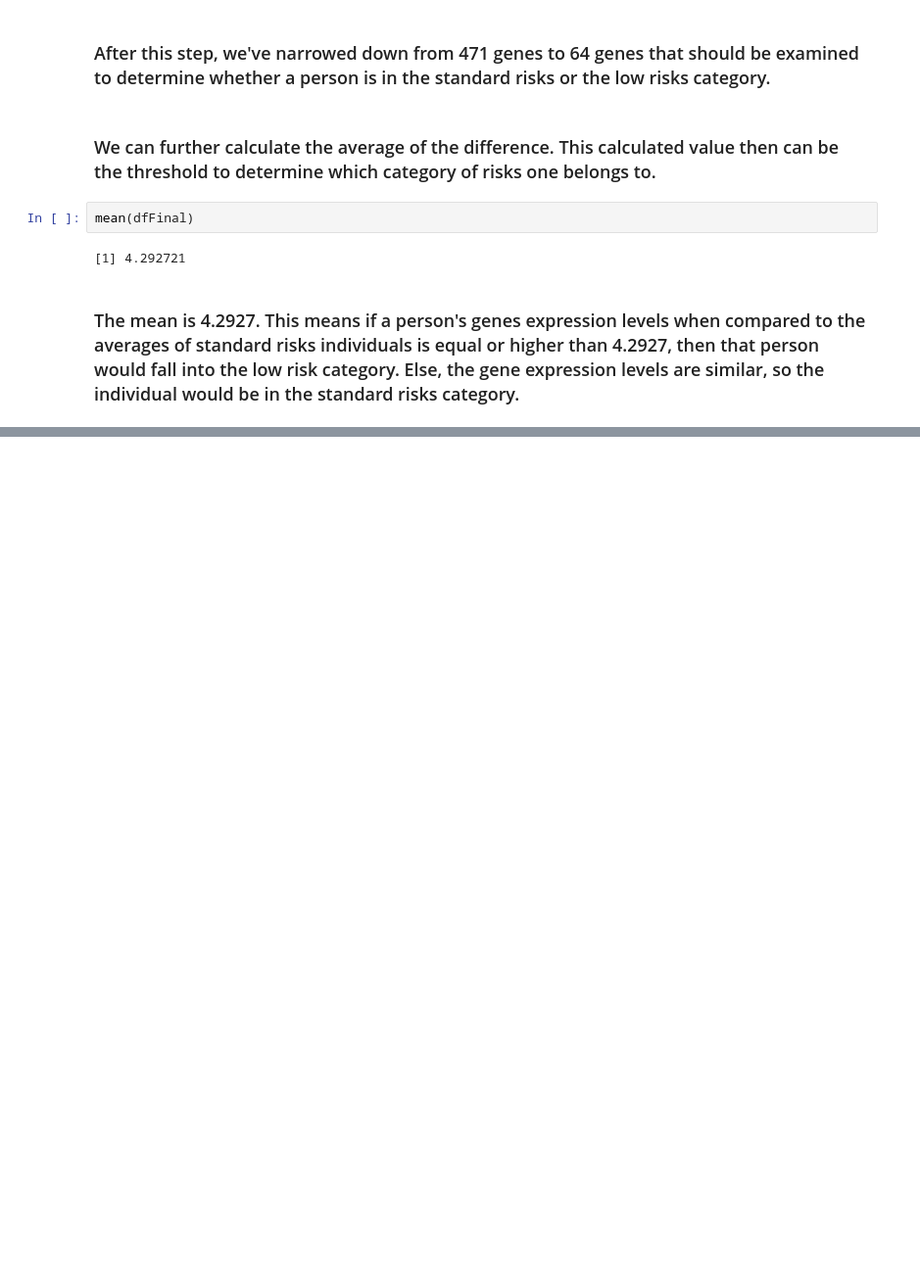
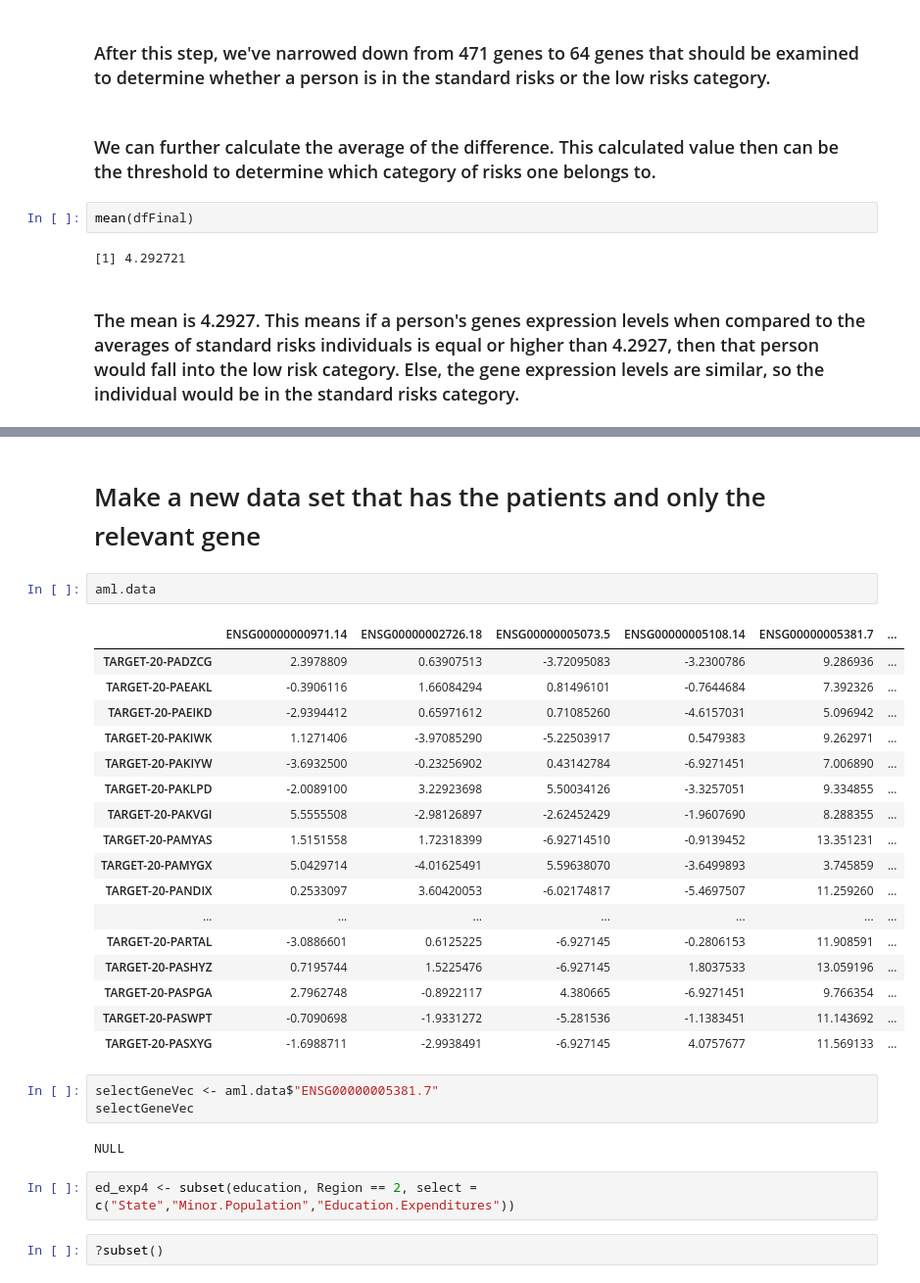
Before and after one commit to tmnx/AML-Project, a Jupyter notebook: AML Group Project.ipynb, the cells around one changed output, grey strips where cells are left out. Shown: that part at 98% size. Drawn from its saved outputs; the diff is of its cells as text; blank space fills up the shorter version.

```diff
--- a/AML Group Project.ipynb
+++ b/AML Group Project.ipynb
@@ -128,0 +170,31 @@ mean(dfFinal)
+# %% [markdown]
+# Make a new data set that has the patients and only the relevant gene
+# %%
+aml.data
+# %% [output]
+|  | ENSG00000000971.14 | ENSG00000002726.18 | ENSG00000005073.5 | ENSG00000005108.14 | ENSG00000005381.7 | ... |
+| TARGET-20-PADZCG | 2.3978809 | 0.63907513 | -3.72095083 | -3.2300786 | 9.286936 | ... |
+| TARGET-20-PAEAKL | -0.3906116 | 1.66084294 | 0.81496101 | -0.7644684 | 7.392326 | ... |
+| TARGET-20-PAEIKD | -2.9394412 | 0.65971612 | 0.71085260 | -4.6157031 | 5.096942 | ... |
+| TARGET-20-PAKIWK | 1.1271406 | -3.97085290 | -5.22503917 | 0.5479383 | 9.262971 | ... |
+| TARGET-20-PAKIYW | -3.6932500 | -0.23256902 | 0.43142784 | -6.9271451 | 7.006890 | ... |
+| TARGET-20-PAKLPD | -2.0089100 | 3.22923698 | 5.50034126 | -3.3257051 | 9.334855 | ... |
+| TARGET-20-PAKVGI | 5.5555508 | -2.98126897 | -2.62452429 | -1.9607690 | 8.288355 | ... |
+| TARGET-20-PAMYAS | 1.5151558 | 1.72318399 | -6.92714510 | -0.9139452 | 13.351231 | ... |
+| TARGET-20-PAMYGX | 5.0429714 | -4.01625491 | 5.59638070 | -3.6499893 | 3.745859 | ... |
+| TARGET-20-PANDIX | 0.2533097 | 3.60420053 | -6.02174817 | -5.4697507 | 11.259260 | ... |
+| ... | ... | ... | ... | ... | ... | ... |
+| TARGET-20-PARTAL | -3.0886601 | 0.6125225 | -6.927145 | -0.2806153 | 11.908591 | ... |
+| TARGET-20-PASHYZ | 0.7195744 | 1.5225476 | -6.927145 | 1.8037533 | 13.059196 | ... |
+| TARGET-20-PASPGA | 2.7962748 | -0.8922117 | 4.380665 | -6.9271451 | 9.766354 | ... |
+| TARGET-20-PASWPT | -0.7090698 | -1.9331272 | -5.281536 | -1.1383451 | 11.143692 | ... |
+| TARGET-20-PASXYG | -1.6988711 | -2.9938491 | -6.927145 | 4.0757677 | 11.569133 | ... |
+# %%
+selectGeneVec <- aml.data$"ENSG00000005381.7"
+selectGeneVec
+# %% [output]
+NULL
+# %%
+ed_exp4 <- subset(education, Region == 2, select = c("State","Minor.Population","Education.Expenditures"))
+# %%
+?subset()
```
Also changed, not shown: parts of 11 cells of this notebook.
